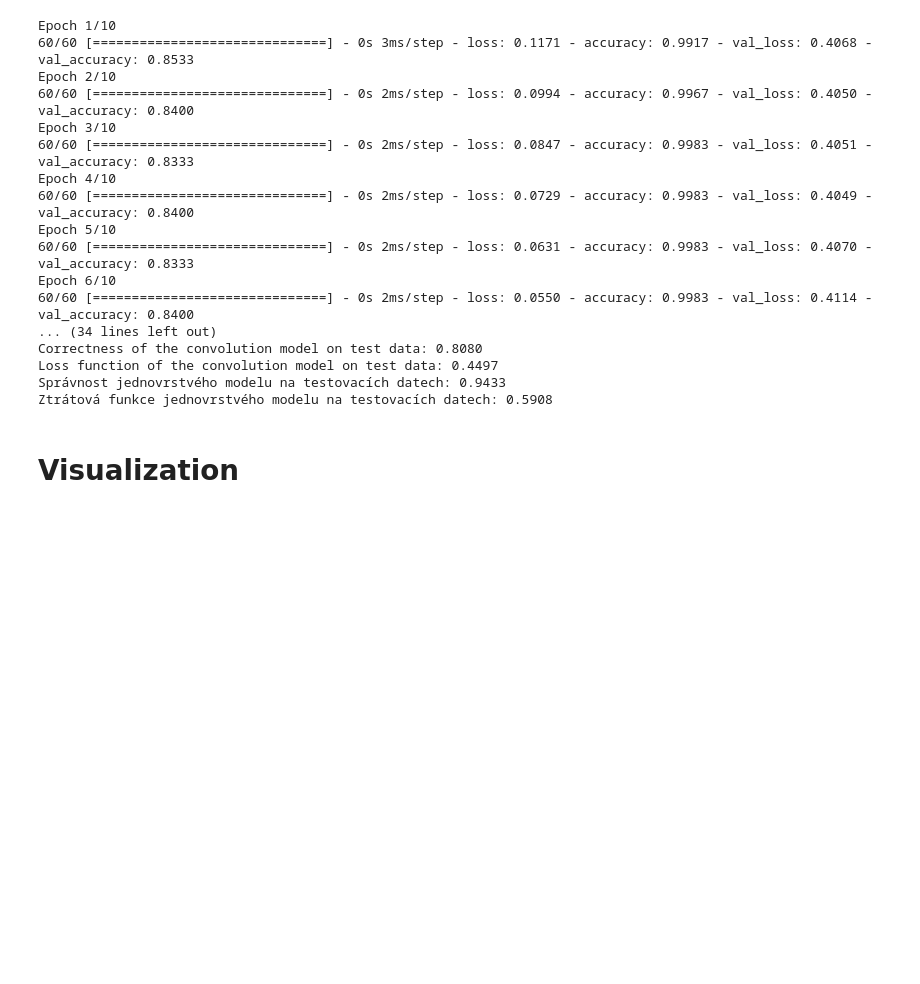
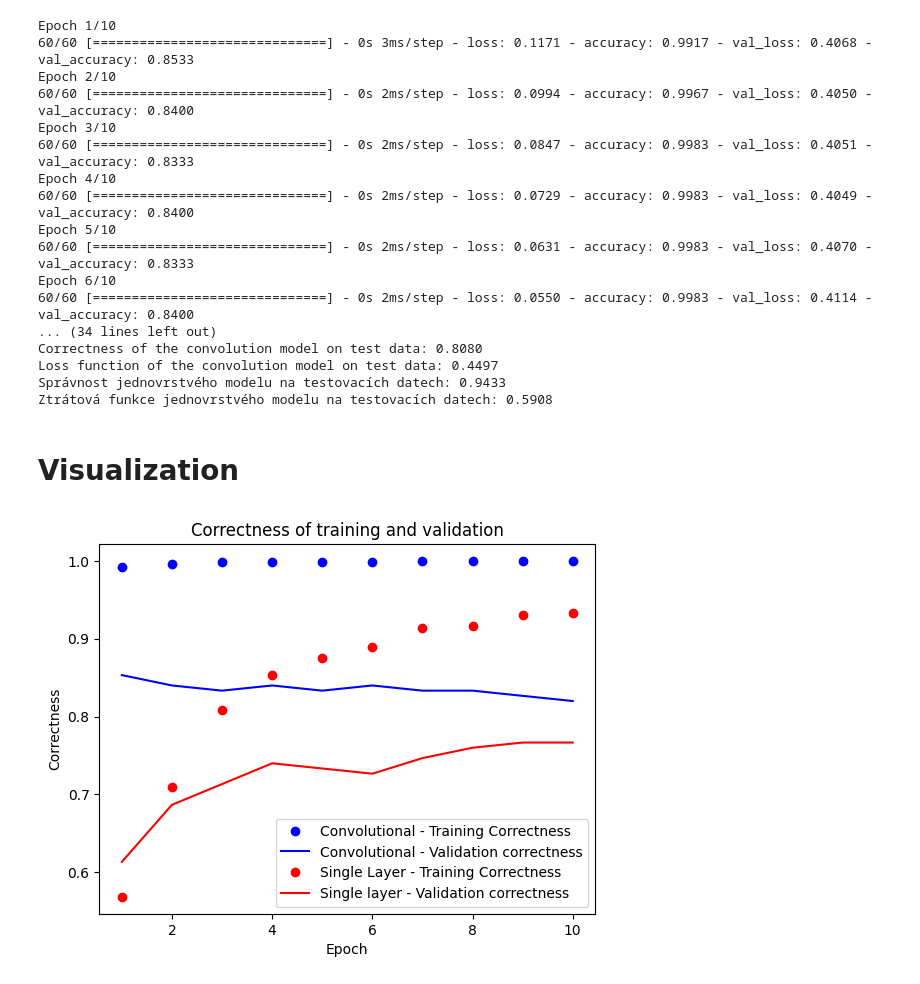
Before and after one commit to KubaDavid/VSE-AI-Keras-Tensorflow, a Jupyter notebook: main.ipynb, the cells around one changed output. Cells and saved outputs as stored; diff of their text form; code cells hidden in the pictures; blank space fills up the shorter version.

Commit message:
Adding graphs

```diff
--- a/main.ipynb
+++ b/main.ipynb
@@ -198,14 +198,29 @@ Ztrátová funkce jednovrstvého modelu na testovacích datech: 0.5908
 # %% [markdown]
 # Visualization
 # %%
-import matplotlib as plt
+import matplotlib.pyplot as plt
 
 convolutionAccuracyTrain = convolutionHistory.history['accuracy']
 convolutionAccuracyVal = convolutionHistory.history['val_accuracy']
 convolutionLossTrain = convolutionHistory.history['loss']
 convolutionLossVal = convolutionHistory.history['val_loss']
 
 singleAccuracyTrain = singleHistory.history['accuracy']
 singleAccuracyVal = singleHistory.history['val_accuracy']
 singleLossTrain = singleHistory.history['loss']
 singleLossVal = singleHistory.history['val_loss']
+
+epochs = range(1, len(convolutionAccuracyTrain) + 1)
+
+plt.plot(epochs, convolutionAccuracyTrain, 'bo', label='Convolutional - Training Correctness')
+plt.plot(epochs, convolutionAccuracyVal, 'b', label='Convolutional - Validation correctness')
+plt.plot(epochs, singleAccuracyTrain, 'ro', label='Single Layer - Training Correctness')
+plt.plot(epochs, singleAccuracyVal, 'r', label='Single layer - Validation correctness')
+plt.title('Correctness of training and validation')
+plt.xlabel('Epoch')
+plt.ylabel('Correctness')
+plt.legend()
+
+plt.savefig('jd_keras_tensor_accuracy.png')
+# %% [output]
+[figure, added]
```
Also changed, not shown: 1 other file.
